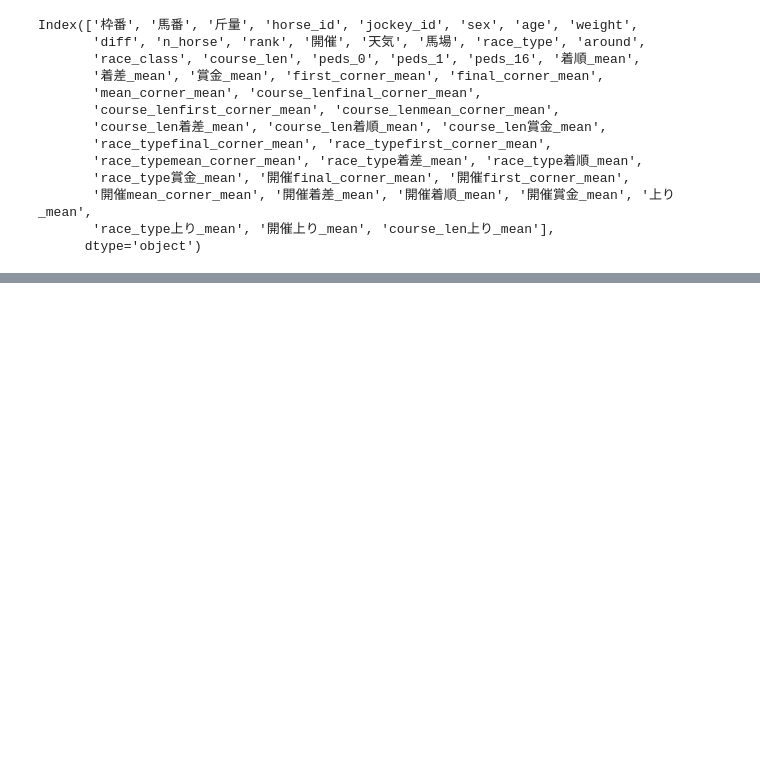
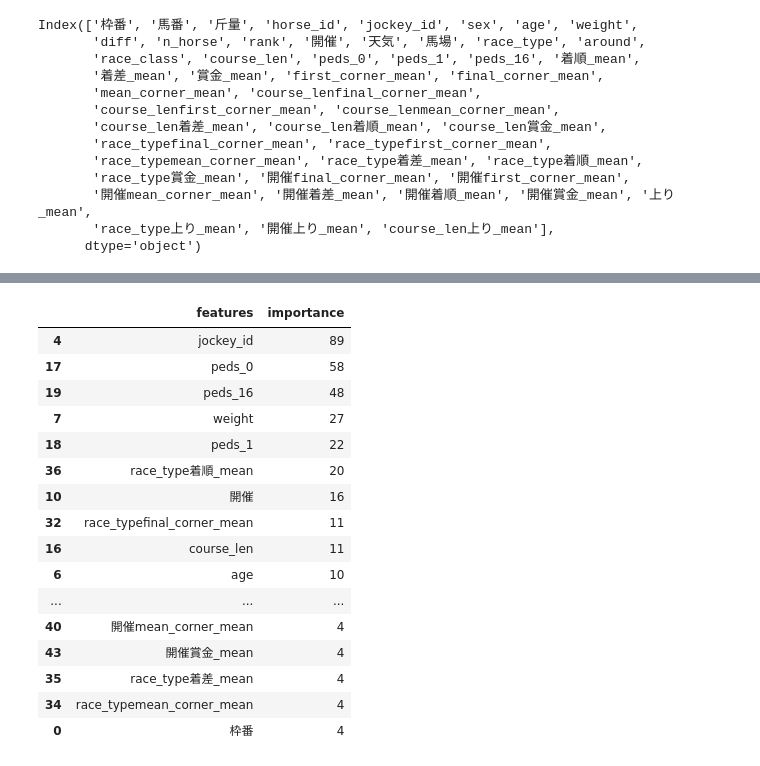
Before and after one commit to yuruto-free/machine-learning-keiba, a Jupyter notebook: workspace/keiba/preprocess_learning.ipynb, the cells around one changed output, grey strips where cells are left out. Saved outputs shown, nothing was run; the diff lists cells and outputs as text; code cells hidden in the pictures; blank space fills up the shorter version.

```diff
--- a/workspace/keiba/preprocess_learning.ipynb
+++ b/workspace/keiba/preprocess_learning.ipynb
@@ -202,0 +202,4 @@ T.B.D
+# %%
+# インスタンス作成
+factory = LGBFactory()
+lgb = factory.create(inputs.features)
@@ -202,0 +218,2 @@ T.B.D
+# %%
+best_params = lgb.train_with_tuning()
@@ -202,0 +249,21 @@ T.B.D
+# %%
+importance = lgb.feature_importance()
+importance.head(30)
+# %% [output]
+|  | features | importance |
+| 4 | jockey_id | 89 |
+| 17 | peds_0 | 58 |
+| 19 | peds_16 | 48 |
+| 7 | weight | 27 |
+| 18 | peds_1 | 22 |
+| 36 | race_type着順_mean | 20 |
+| 10 | 開催 | 16 |
+| 32 | race_typefinal_corner_mean | 11 |
+| 16 | course_len | 11 |
+| 6 | age | 10 |
+| ... | ... | ... |
+| 40 | 開催mean_corner_mean | 4 |
+| 43 | 開催賞金_mean | 4 |
+| 35 | race_type着差_mean | 4 |
+| 34 | race_typemean_corner_mean | 4 |
+| 0 | 枠番 | 4 |
```
Also changed, not shown: parts of 13 cells of this notebook, 3 other files.
